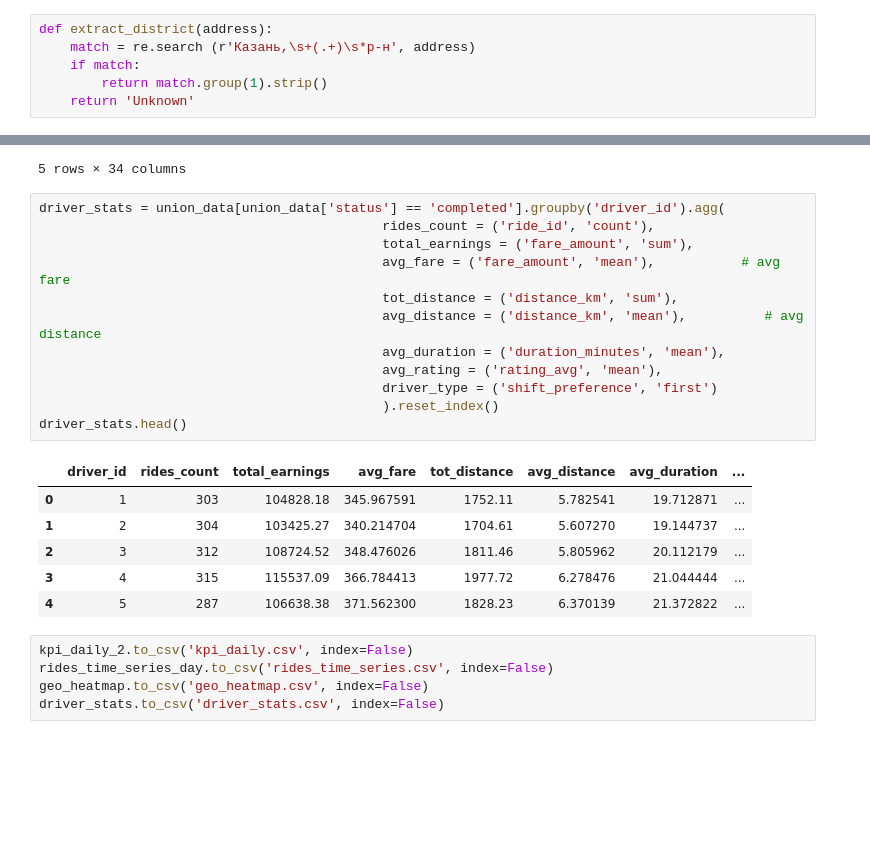
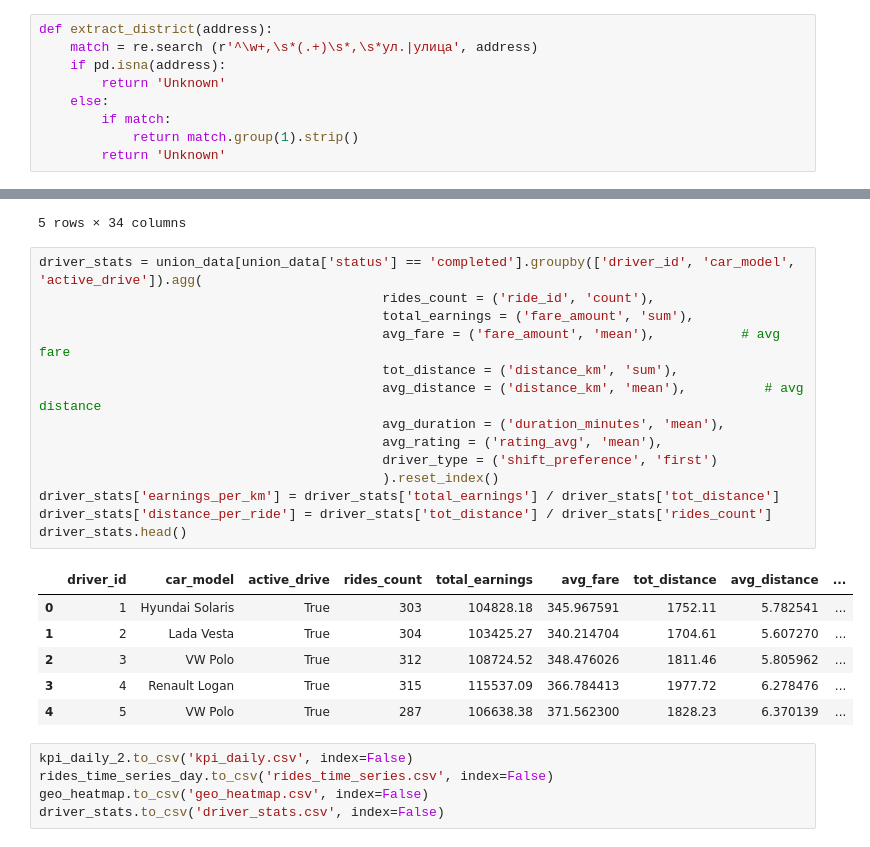
Before and after one commit to galinamaratovna2-ops/RideTech, a Jupyter notebook: RideTech_3.ipynb, the cells around one changed output, grey strips where cells are left out. Saved outputs shown, nothing was run; the diff lists cells and outputs as text; blank space fills up the shorter version.

```diff
--- a/RideTech_3.ipynb
+++ b/RideTech_3.ipynb
@@ -112,10 +113,13 @@ rides_time_series_week.head()
 import re
 # %%
 def extract_district(address):
-    match = re.search (r'Казань,\s+(.+)\s*р-н', address)
-    if match:
-        return match.group(1).strip()
-    return 'Unknown'
+    match = re.search (r'^\w+,\s*(.+)\s*,\s*ул.|улица', address)
+    if pd.isna(address):
+        return 'Unknown'
+    else:
+        if match:
+            return match.group(1).strip()
+        return 'Unknown'
 # %%
 rides['district_name'] = rides['pickup_address'].apply(extract_district)
 # %%
@@ -149,24 +154,26 @@ union_data.head()
 | 4 | 5 | 2468 | 129 | 2024-01-15 15:44:00 | 2024-01-15 15:50:00 | 2024-01-15 16:24:00 | Казань, Ново-Савиновский р-н, ул.... | ... |
 5 rows × 34 columns
 # %%
-driver_stats = union_data[union_data['status'] == 'completed'].groupby('driver_id').agg(
+driver_stats = union_data[union_data['status'] == 'completed'].groupby(['driver_id', 'car_model', 'active_drive']).agg(
                                             rides_count = ('ride_id', 'count'),
                                             total_earnings = ('fare_amount', 'sum'),
                                             avg_fare = ('fare_amount', 'mean'),           # avg fare
                                             tot_distance = ('distance_km', 'sum'),
                                             avg_distance = ('distance_km', 'mean'),          # avg distance
                                             avg_duration = ('duration_minutes', 'mean'),
                                             avg_rating = ('rating_avg', 'mean'),
                                             driver_type = ('shift_preference', 'first')
                                             ).reset_index()
+driver_stats['earnings_per_km'] = driver_stats['total_earnings'] / driver_stats['tot_distance']
+driver_stats['distance_per_ride'] = driver_stats['tot_distance'] / driver_stats['rides_count']
 driver_stats.head()
 # %% [output]
-|  | driver_id | rides_count | total_earnings | avg_fare | tot_distance | avg_distance | avg_duration | ... |
-| 0 | 1 | 303 | 104828.18 | 345.967591 | 1752.11 | 5.782541 | 19.712871 | ... |
-| 1 | 2 | 304 | 103425.27 | 340.214704 | 1704.61 | 5.607270 | 19.144737 | ... |
-| 2 | 3 | 312 | 108724.52 | 348.476026 | 1811.46 | 5.805962 | 20.112179 | ... |
-| 3 | 4 | 315 | 115537.09 | 366.784413 | 1977.72 | 6.278476 | 21.044444 | ... |
-| 4 | 5 | 287 | 106638.38 | 371.562300 | 1828.23 | 6.370139 | 21.372822 | ... |
+|  | driver_id | car_model | active_drive | rides_count | total_earnings | avg_fare | tot_distance | avg_distance | ... |
+| 0 | 1 | Hyundai Solaris | True | 303 | 104828.18 | 345.967591 | 1752.11 | 5.782541 | ... |
+| 1 | 2 | Lada Vesta | True | 304 | 103425.27 | 340.214704 | 1704.61 | 5.607270 | ... |
+| 2 | 3 | VW Polo | True | 312 | 108724.52 | 348.476026 | 1811.46 | 5.805962 | ... |
+| 3 | 4 | Renault Logan | True | 315 | 115537.09 | 366.784413 | 1977.72 | 6.278476 | ... |
+| 4 | 5 | VW Polo | True | 287 | 106638.38 | 371.562300 | 1828.23 | 6.370139 | ... |
 # %%
 kpi_daily_2.to_csv('kpi_daily.csv', index=False)
 rides_time_series_day.to_csv('rides_time_series.csv', index=False)
```
Also changed, not shown: parts of 2 cells of this notebook.
